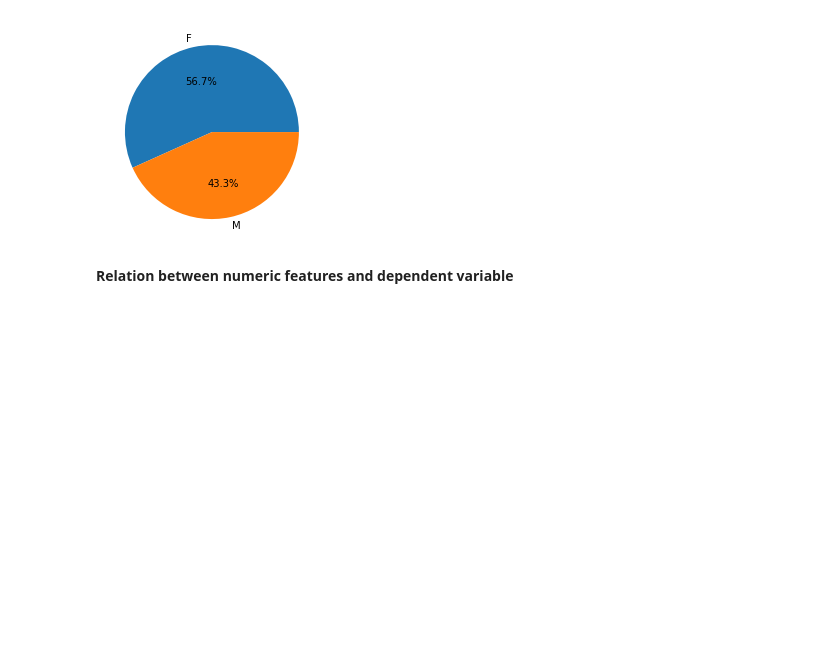
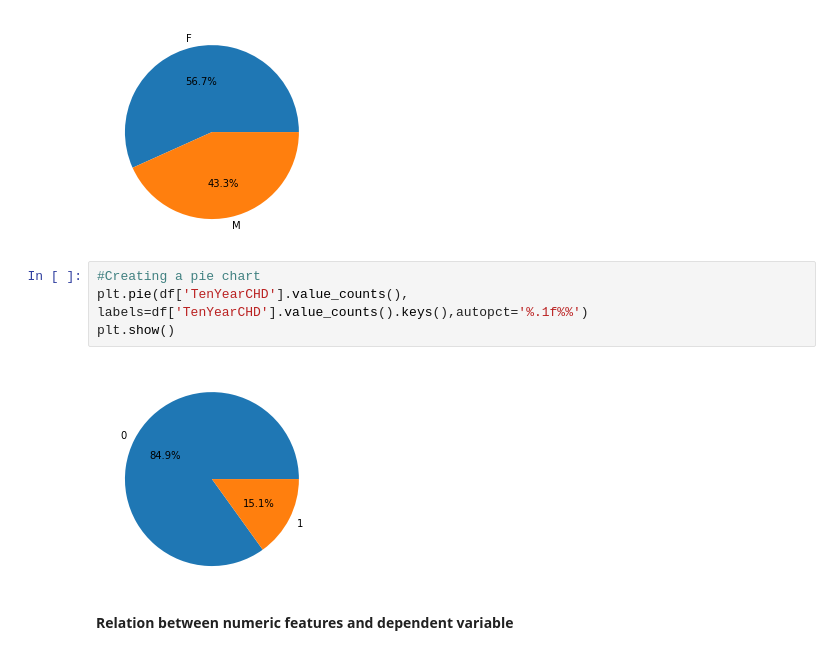
Before and after one commit to OmPrakashGH/Cardiovascular-Risk-Prediction, a Jupyter notebook: Cardiovascular.ipynb, the cells around one changed output. Cells and saved outputs as stored; diff of their text form; blank space fills up the shorter version.

```diff
--- a/Cardiovascular.ipynb
+++ b/Cardiovascular.ipynb
@@ -232,6 +231,12 @@ plt.pie(df['sex'].value_counts(), labels=df['sex'].value_counts().keys(),autopct
 plt.show()
 # %% [output]
 [figure]
+# %%
+#Creating a pie chart
+plt.pie(df['TenYearCHD'].value_counts(), labels=df['TenYearCHD'].value_counts().keys(),autopct='%.1f%%')
+plt.show()
+# %% [output]
+[figure, added]
 # %% [markdown]
 **Relation between numeric features and dependent variable**
 # %%
```
Also changed, not shown: parts of 45 cells of this notebook.
